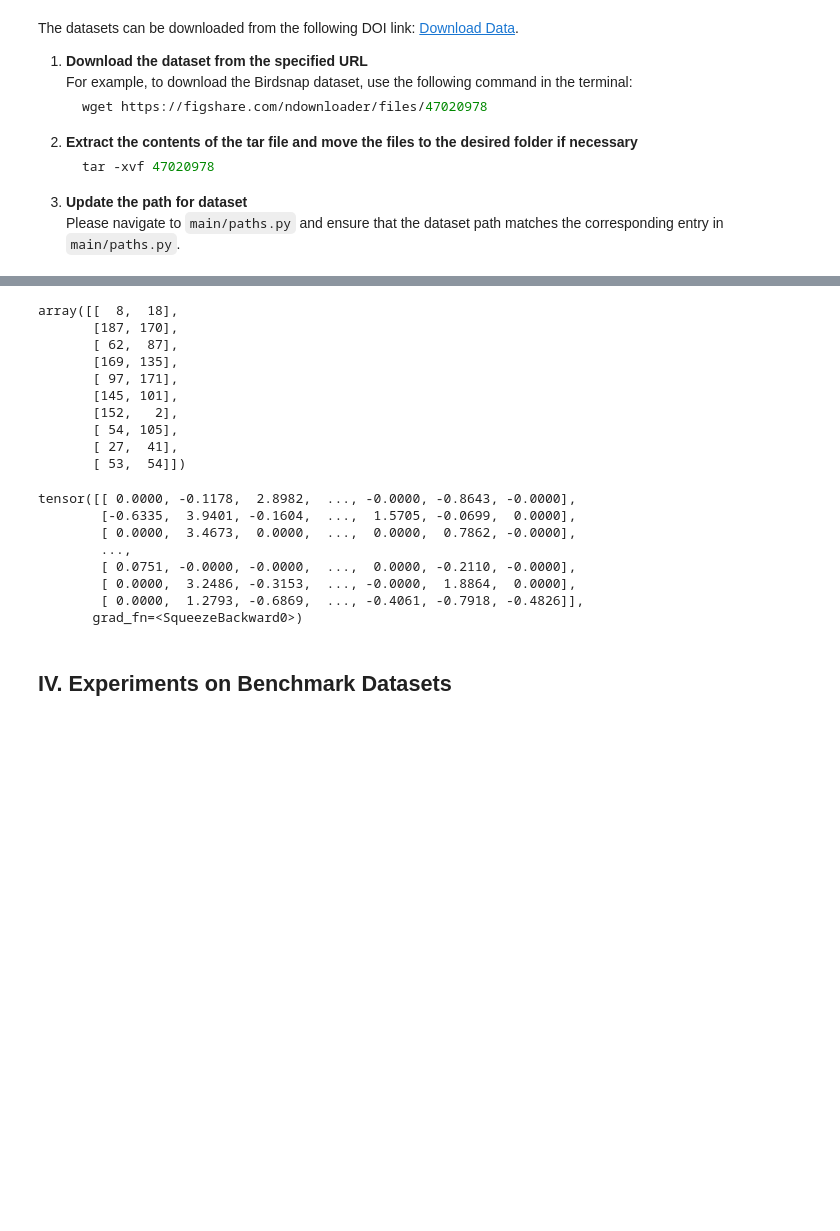
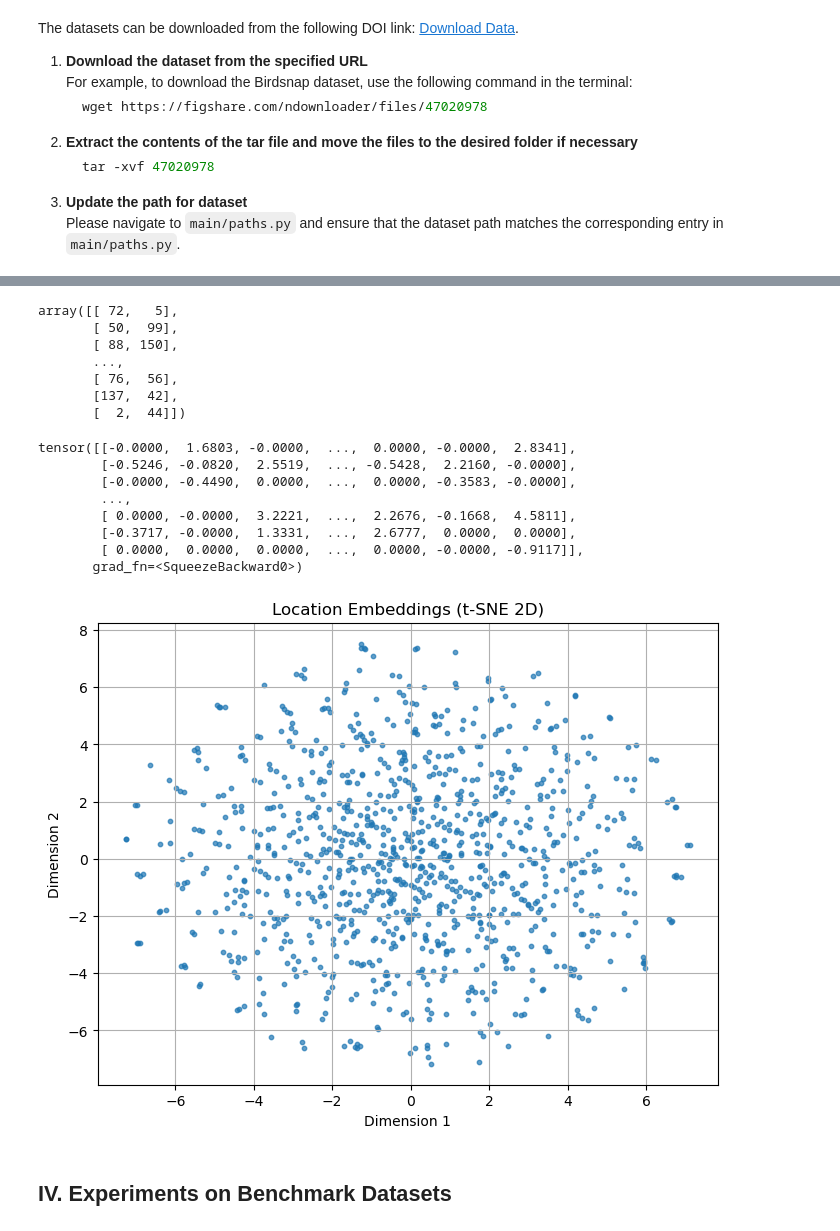
Before and after one commit to seai-lab/TorchSpatial, a Jupyter notebook: tutorial.ipynb, the cells around one changed output, grey strips where cells are left out. Saved outputs shown, nothing was run; the diff lists cells and outputs as text; code cells hidden in the pictures; blank space fills up the shorter version.

```diff
--- a/tutorial.ipynb
+++ b/tutorial.ipynb
@@ -82,22 +148,19 @@ loc_enc = get_spa_encoder(
     device=params['device']).to(params['device'])
 # %%
 # synthetic coords data
-batch_size, coord_dim = 10, 2
+batch_size, coord_dim = 1024, 2
 coords = np.random.randint(1, 201, size=(batch_size, coord_dim))
 
 # coords: shape [batch_size, 2]
 coords
 # %% [output]
-array([[  8,  18],
-       [187, 170],
-       [ 62,  87],
-       [169, 135],
-       [ 97, 171],
-       [145, 101],
-       [152,   2],
-       [ 54, 105],
-       [ 27,  41],
-       [ 53,  54]])
+array([[ 72,   5],
+       [ 50,  99],
+       [ 88, 150],
+       ...,
+       [ 76,  56],
+       [137,  42],
+       [  2,  44]])
 # %%
 coords = np.array(coords)
 coords = np.expand_dims(coords, axis=1)
@@ -106,14 +169,39 @@ loc_embeds = torch.squeeze(loc_enc(coords))
 # loc_embed: shape [batch_size, spa_embed_dim]
 loc_embeds
 # %% [output]
-tensor([[ 0.0000, -0.1178,  2.8982,  ..., -0.0000, -0.8643, -0.0000],
-        [-0.6335,  3.9401, -0.1604,  ...,  1.5705, -0.0699,  0.0000],
-        [ 0.0000,  3.4673,  0.0000,  ...,  0.0000,  0.7862, -0.0000],
+tensor([[-0.0000,  1.6803, -0.0000,  ...,  0.0000, -0.0000,  2.8341],
+        [-0.5246, -0.0820,  2.5519,  ..., -0.5428,  2.2160, -0.0000],
+        [-0.0000, -0.4490,  0.0000,  ...,  0.0000, -0.3583, -0.0000],
         ...,
-        [ 0.0751, -0.0000, -0.0000,  ...,  0.0000, -0.2110, -0.0000],
-        [ 0.0000,  3.2486, -0.3153,  ..., -0.0000,  1.8864,  0.0000],
-        [ 0.0000,  1.2793, -0.6869,  ..., -0.4061, -0.7918, -0.4826]],
+        [ 0.0000, -0.0000,  3.2221,  ...,  2.2676, -0.1668,  4.5811],
+        [-0.3717, -0.0000,  1.3331,  ...,  2.6777,  0.0000,  0.0000],
+        [ 0.0000,  0.0000,  0.0000,  ...,  0.0000, -0.0000, -0.9117]],
        grad_fn=<SqueezeBackward0>)
+# %%
+'''
+This Python script visualizes location embeddings using t-SNE (t-Distributed Stochastic Neighbor Embedding), a nonlinear dimensionality reduction technique commonly used for high-dimensional data visualization.
+'''
+
+import matplotlib.pyplot as plt
+from sklearn.manifold import TSNE
+
+# Step 1: Convert tensor to numpy array
+embeds_np = loc_embeds.detach().cpu().numpy()
+
+# Step 2: Dimensionality reduction using t-SNE
+tsne = TSNE(n_components=2, random_state=42)
+embeds_2d = tsne.fit_transform(embeds_np)
+
+# Step 3: Visualization
+plt.figure(figsize=(8, 6))
+plt.scatter(embeds_2d[:, 0], embeds_2d[:, 1], s=10, alpha=0.7)
+plt.title("Location Embeddings (t-SNE 2D)")
+plt.xlabel("Dimension 1")
+plt.ylabel("Dimension 2")
+plt.grid(True)
+plt.show()
+# %% [output]
+[figure, added]
 # %% [markdown]
 ## IV. Experiments on Benchmark Datasets
 # %% [markdown]
```
Also changed, not shown: parts of 18 cells of this notebook, 2 other files.
